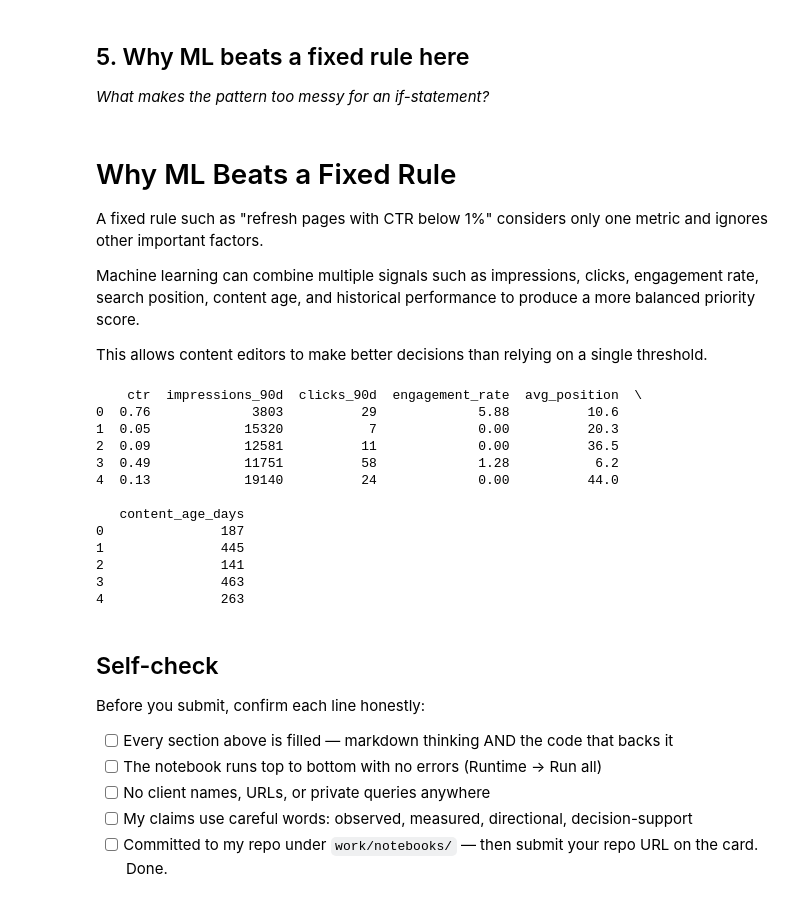
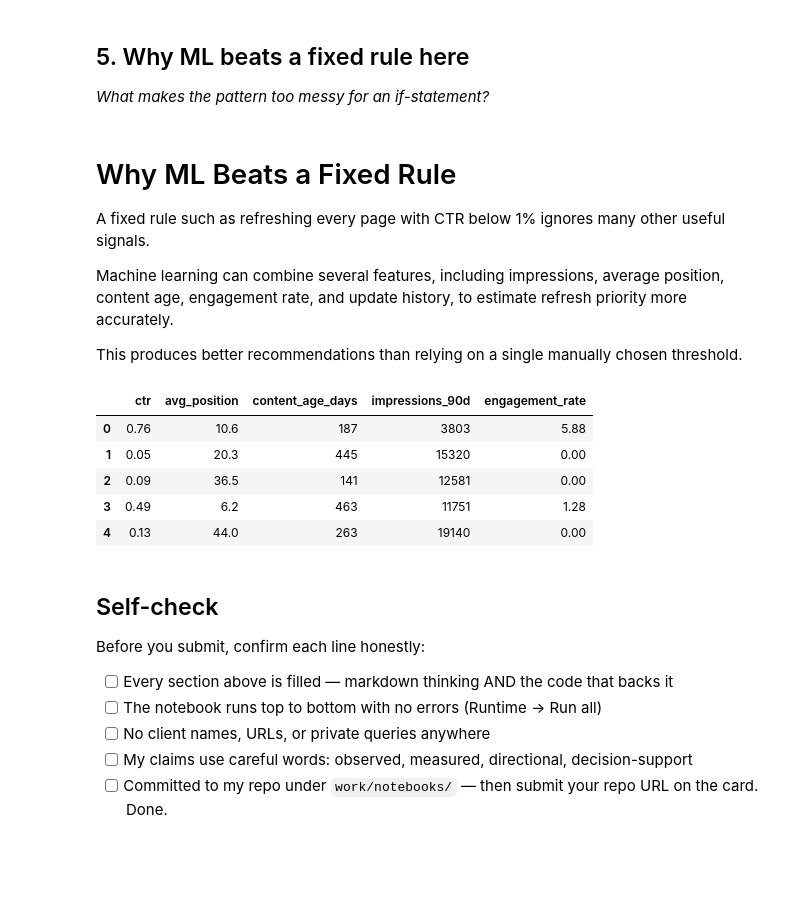
Before and after one commit to Mandarbhat27/Flyrank-ML, a Jupyter notebook: work/notebooks/w02_ml_task_framing.ipynb, the cells around one changed output. Cells and saved outputs as stored; diff of their text form; code cells hidden in the pictures; blank space fills up the shorter version.

```diff
--- a/work/notebooks/w02_ml_task_framing.ipynb
+++ b/work/notebooks/w02_ml_task_framing.ipynb
@@ -38,10 +50,12 @@ The proxy target represents the estimated refresh priority rather than a guarant
 # This cell is for CODE (numbers, a query, a check).
 # Write your text answer in the cell ABOVE this one — typing sentences here breaks Run All.
 import pandas as pd
-!git clone https://github.com/flyrank-bih/flyrank-ml-internship-starter.git
-%cd flyrank-ml-internship-starter
 
 df = pd.read_csv("data/raw/content_refresh_anonymized.csv")
 
-print(df[["ctr", "engagement_rate", "impressions_90d", "clicks_90d"]].head())
+df["refresh_priority_proxy"] = (
+    df["avg_position"].fillna(100) - df["ctr"]
+)
+
+df[["avg_position", "ctr", "refresh_priority_proxy"]].head()
 # %% [output]
@@ -88,11 +98,7 @@ Each row in the dataset represents one anonymized webpage with historical search
 # %%
 # This cell is for CODE (numbers, a query, a check).
 # Write your text answer in the cell ABOVE this one — typing sentences here breaks Run All.
-import pandas as pd
-
-df = pd.read_csv("data/raw/content_refresh_anonymized.csv")
-
-print("Shape:", df.shape)
+print("Dataset Shape:", df.shape)
 
 df.head()
 # %% [output]
@@ -111,38 +117,30 @@ Shape: (30000, 44)
 # %% [markdown]
 # Why ML Beats a Fixed Rule
 
-A fixed rule such as "refresh pages with CTR below 1%" considers only one metric and ignores other important factors.
+A fixed rule such as refreshing every page with CTR below 1% ignores many other useful signals.
 
-Machine learning can combine multiple signals such as impressions, clicks, engagement rate, search position, content age, and historical performance to produce a more balanced priority score.
+Machine learning can combine several features, including impressions, average position, content age, engagement rate, and update history, to estimate refresh priority more accurately.
 
-This allows content editors to make better decisions than relying on a single threshold.
+This produces better recommendations than relying on a single manually chosen threshold.
 # %%
 # This cell is for CODE (numbers, a query, a check).
 # Write your text answer in the cell ABOVE this one — typing sentences here breaks Run All.
 features = [
     "ctr",
+    "avg_position",
+    "content_age_days",
     "impressions_90d",
-    "clicks_90d",
-    "engagement_rate",
-    "avg_position",
-    "content_age_days"
+    "engagement_rate"
 ]
 
-print(df[features].head())
+df[features].head()
 # %% [output]
-    ctr  impressions_90d  clicks_90d  engagement_rate  avg_position  \
-0  0.76             3803          29             5.88          10.6
-1  0.05            15320           7             0.00          20.3
-2  0.09            12581          11             0.00          36.5
-3  0.49            11751          58             1.28           6.2
-4  0.13            19140          24             0.00          44.0
-
-   content_age_days
-0               187
-1               445
-2               141
-3               463
-4               263
+|  | ctr | avg_position | content_age_days | impressions_90d | engagement_rate |
+| 0 | 0.76 | 10.6 | 187 | 3803 | 5.88 |
+| 1 | 0.05 | 20.3 | 445 | 15320 | 0.00 |
+| 2 | 0.09 | 36.5 | 141 | 12581 | 0.00 |
+| 3 | 0.49 | 6.2 | 463 | 11751 | 1.28 |
+| 4 | 0.13 | 44.0 | 263 | 19140 | 0.00 |
 # %% [markdown]
 ## Self-check
 
```
Also changed, not shown: parts of 10 cells of this notebook.
